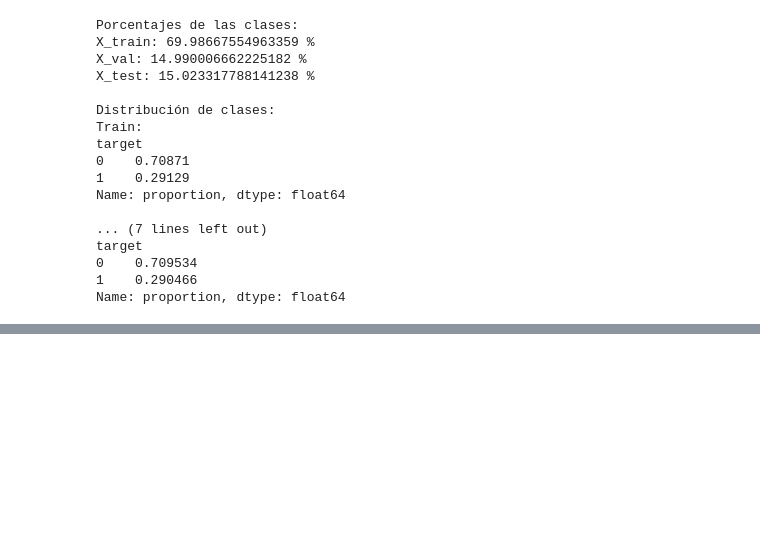
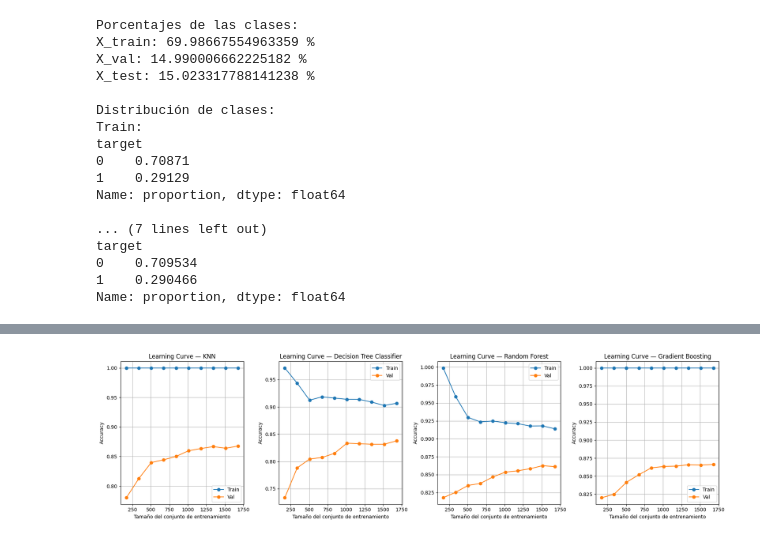
Before and after one commit to Alejoso/Taller2-Intro-IA, a Jupyter notebook: Problema1.ipynb, the cells around one changed output, grey strips where cells are left out. Saved outputs shown, nothing was run; the diff lists cells and outputs as text; code cells hidden in the pictures; blank space fills up the shorter version.

```diff
--- a/Problema1.ipynb
+++ b/Problema1.ipynb
@@ -532,12 +731,12 @@ gradient_boosting = RandomizedSearchCV (
     param_distributions=param_dist_gb,
     n_iter=50,
     cv=5,
-    scoring='accuracy',
+    scoring='f1_weighted',
     random_state=42,
     n_jobs=-1
 )
 
-gradient_boosting.fit(X_train , y_train)
+gradient_boosting.fit(X_train_proc , y_train)
 print("Los mejores parametros:" , gradient_boosting.best_params_)
 print("Mejor accuracy:" , gradient_boosting.best_score_)
 # %% [output]
@@ -568,0 +900,16 @@ Mejor accuracy: 0.826759416355616
+# %%
+resultados = []
+
+for nombre, modelo in modelos.items():
+    resultados.append(calcular_metricas(nombre, modelo, X_train_proc, y_train, 'Train'))
+    resultados.append(calcular_metricas(nombre, modelo, X_val_proc,   y_val,   'Val'))
+    resultados.append(calcular_metricas(nombre, modelo, X_test_proc,  y_test,  'Test'))
+
+df_resultados = pd.DataFrame(resultados)
+
+# Formatear a 4 decimales
+df_display = df_resultados.copy()
+for col in ['Accuracy', 'Precision', 'Recall', 'F1-Score']:
+    df_display[col] = df_display[col].map('{:.4f}'.format)
+
+print(df_display.to_string(index=False))
@@ -568,0 +933,35 @@ Mejor accuracy: 0.826759416355616
+# %%
+from sklearn.model_selection import learning_curve
+
+fig, axes = plt.subplots(1, 4, figsize=(18, 5))
+
+modelos_sklearn = {
+    'KNN': mejor_knn,
+    'Decision Tree Classifier' : mejor_dt,
+    'Random Forest': mejor_rf,
+    'Gradient Boosting': mejor_gb
+}
+
+for ax, (nombre, modelo) in zip(axes, modelos_sklearn.items()):
+    train_sizes, train_scores, val_scores = learning_curve(
+        modelo, X_train_proc, y_train,
+        cv=5, scoring='accuracy',
+        train_sizes=np.linspace(0.1, 1.0, 10),
+        n_jobs=-1
+    )
+
+    train_mean = train_scores.mean(axis=1)
+    val_mean   = val_scores.mean(axis=1)
+
+    ax.plot(train_sizes, train_mean, label='Train', marker='o')
+    ax.plot(train_sizes, val_mean,   label='Val',   marker='o')
+    ax.set_title(f'Learning Curve — {nombre}')
+    ax.set_xlabel('Tamaño del conjunto de entrenamiento')
+    ax.set_ylabel('Accuracy')
+    ax.legend()
+    ax.grid(True)
+
+plt.tight_layout()
+plt.show()
+# %% [output]
+[figure, added]
```
Also changed, not shown: parts of 36 cells of this notebook.
